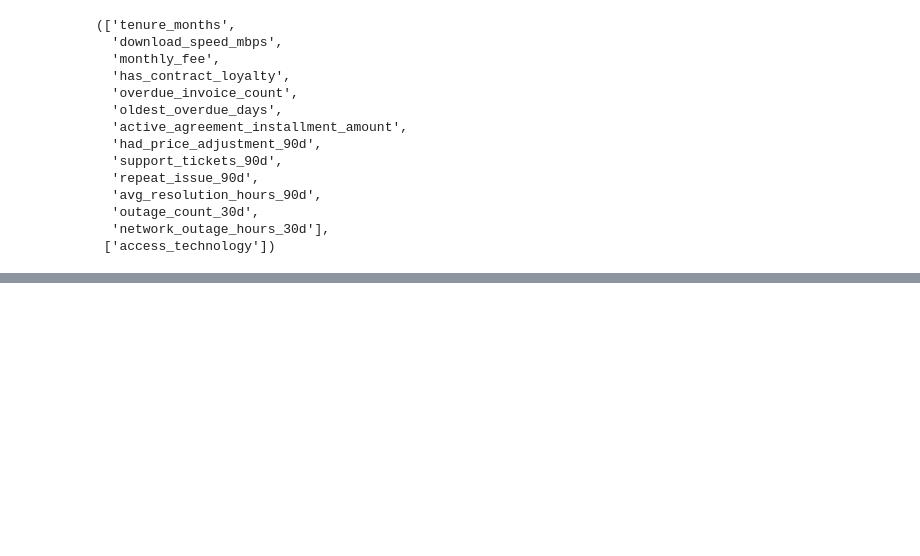
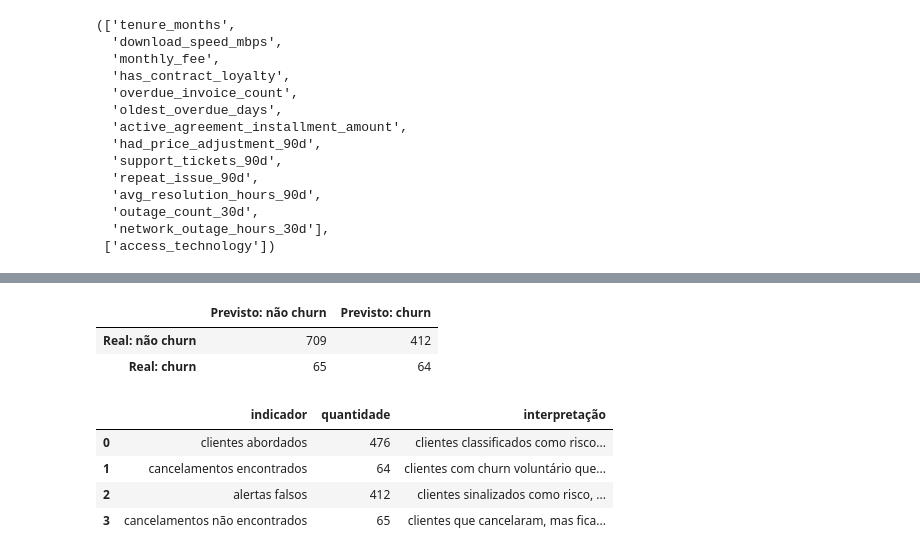
Before and after one commit to ViktorOliveira140/dataScience, a Jupyter notebook: notebooks/02_modeling_baseline.ipynb, the cells around one changed output, grey strips where cells are left out. Saved outputs shown, nothing was run; the diff lists cells and outputs as text; code cells hidden in the pictures; blank space fills up the shorter version.

```diff
--- a/notebooks/02_modeling_baseline.ipynb
+++ b/notebooks/02_modeling_baseline.ipynb
@@ -210,0 +270,41 @@ metrics_summary
+# %%
+y_pred_balanced = balanced_model.predict(X_test)
+y_score_balanced = balanced_model.predict_proba(X_test)[:, 1]
+
+tn, fp, fn, tp = confusion_matrix(y_test, y_pred_balanced).ravel()
+
+confusion_table = pd.DataFrame(
+    [[tn, fp], [fn, tp]],
+    index=["Real: não churn", "Real: churn"],
+    columns=["Previsto: não churn", "Previsto: churn"],
+)
+
+business_summary = pd.DataFrame(
+    {
+        "indicador": [
+            "clientes abordados",
+            "cancelamentos encontrados",
+            "alertas falsos",
+            "cancelamentos não encontrados",
+        ],
+        "quantidade": [fp + tp, tp, fp, fn],
+        "interpretação": [
+            "clientes classificados como risco e que receberiam ação de retenção",
+            "clientes com churn voluntário que o modelo conseguiu sinalizar",
+            "clientes sinalizados como risco, mas que não cancelaram",
+            "clientes que cancelaram, mas ficaram fora da priorização pelo limiar 0,5",
+        ],
+    }
+)
+
+display(confusion_table)
+display(business_summary)
+# %% [output]
+|  | Previsto: não churn | Previsto: churn |
+| Real: não churn | 709 | 412 |
+| Real: churn | 65 | 64 |
+|  | indicador | quantidade | interpretação |
+| 0 | clientes abordados | 476 | clientes classificados como risco... |
+| 1 | cancelamentos encontrados | 64 | clientes com churn voluntário que... |
+| 2 | alertas falsos | 412 | clientes sinalizados como risco, ... |
+| 3 | cancelamentos não encontrados | 65 | clientes que cancelaram, mas fica... |
```
Also changed, not shown: parts of 19 cells of this notebook, 1 other file.
